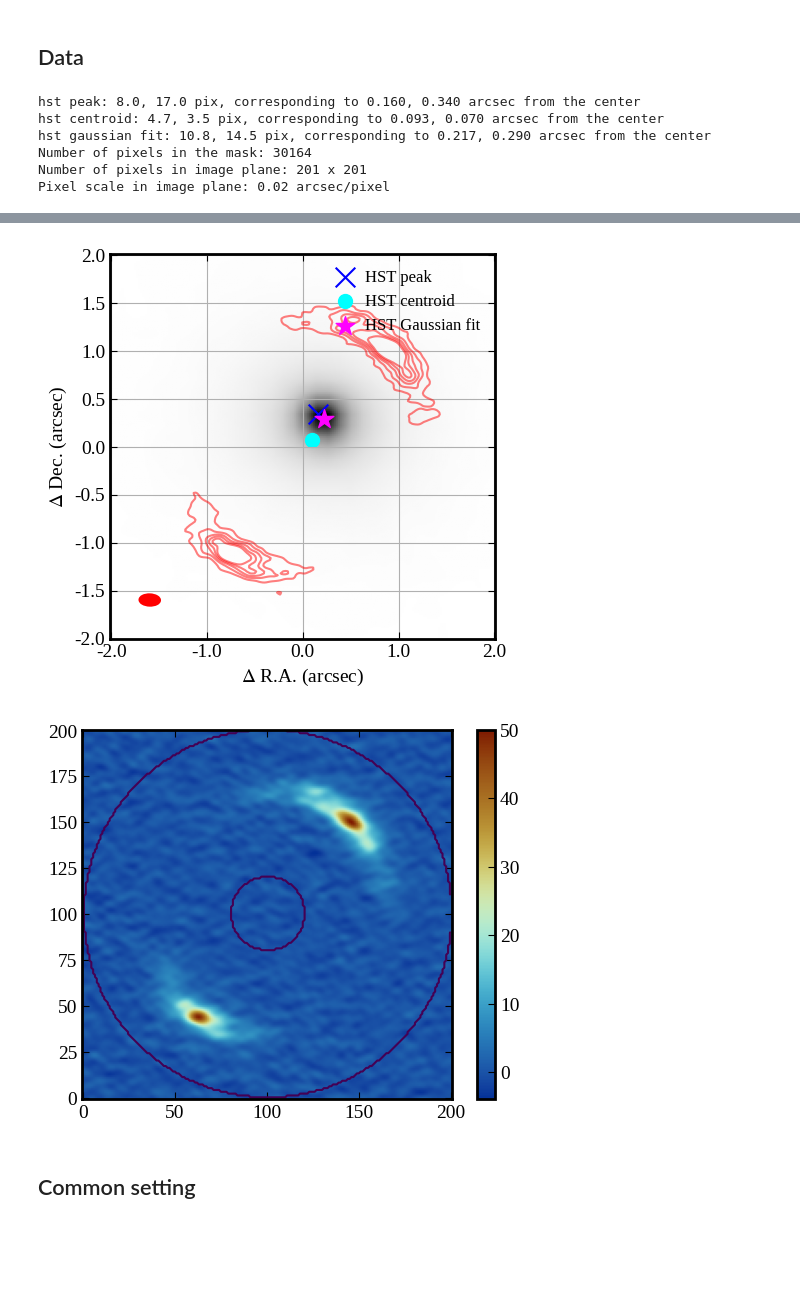
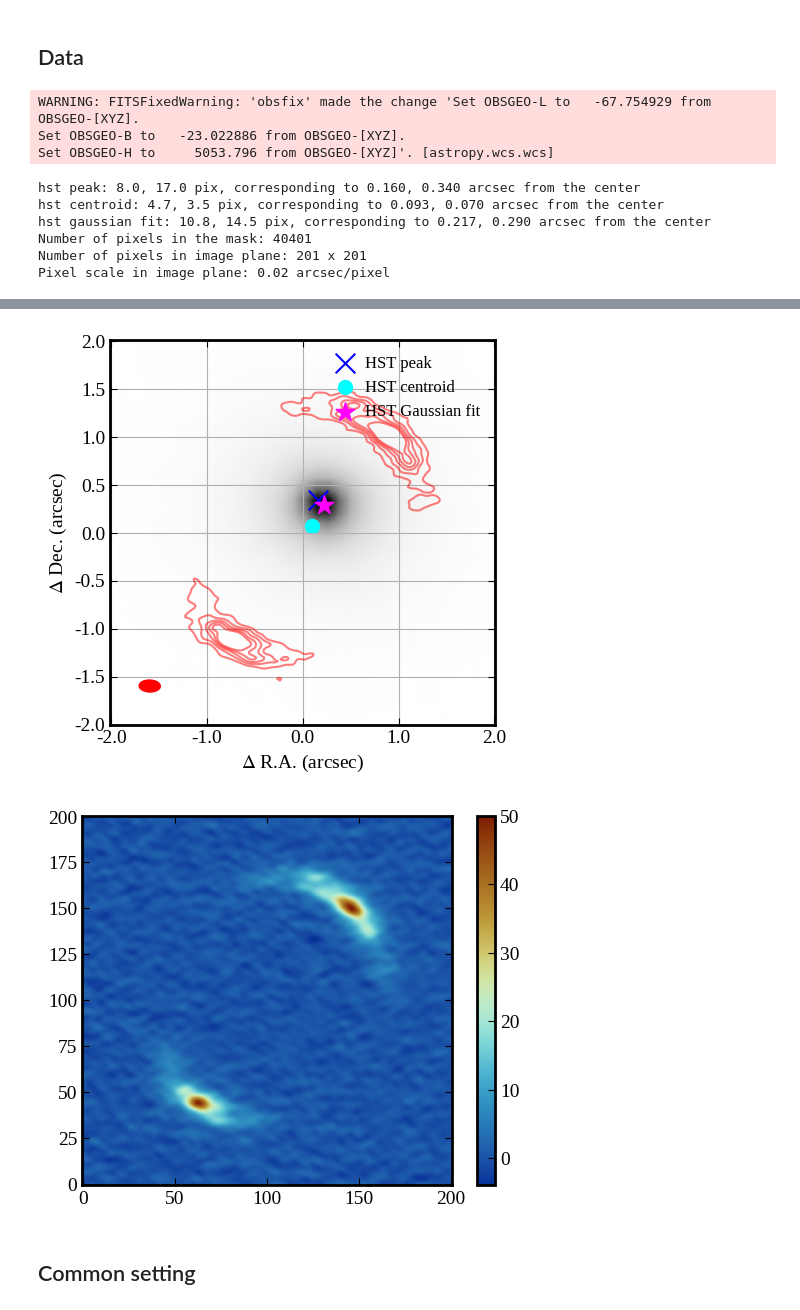
Before and after one commit to tjtakys/glint, a Jupyter notebook: examples/3-1_SLI_2dmap_image.ipynb, the cells around one changed output, grey strips where cells are left out. Drawn from its saved outputs; the diff is of its cells as text; code cells hidden in the pictures; blank space fills up the shorter version.

```diff
--- a/examples/3-1_SLI_2dmap_image.ipynb
+++ b/examples/3-1_SLI_2dmap_image.ipynb
@@ -163,46 +163,50 @@ y, x = np.indices(contdata.shape)
 x_center = contdata.shape[1] / 2
 y_center = contdata.shape[0] / 2
 r = np.sqrt((x - x_center)**2 + (y - y_center)**2) * np.abs(CDELT) * 3600
-maskdata[(r >= r_inner) & (r <= r_outer)] = True
+# maskdata[(r >= r_inner) & (r <= r_outer)] = True
+maskdata = np.ones(contdata.shape).astype(bool)
 
 
 Npix = np.nansum(maskdata)
 print(f"Number of pixels in the mask: {Npix}")
 
 # mask
 # obsdata[maskdata==0] = np.nan
 # noisedata_inv[maskdata==0] = np.nan
 
 fig, ax = plt.subplots()
 im = ax.imshow(contdata/contnoisedata, origin="lower", cmap=cm.roma_r)
 ax.contour(maskdata)
 fig.colorbar(im, ax=ax)
 
 
 
 # source plane grid
 ny_src, nx_src = 400, 400
 pixsize_src = 0.005 # arcsec
 x0_src, y0_src = 0.0, 0.0
 xx_src, yy_src = make_grid_arcsec(nx=nx_src, ny=ny_src, pixscale_arcsec=pixsize_src, x0_arcsec=x0_src, y0_arcsec=y0_src)
 
 # image plane grid
 ny_img, nx_img = obsdata.shape
 pixsize_img = (np.abs(obsheader['CDELT2'])*3600).round(5)
 print(f"Number of pixels in image plane: {nx_img} x {ny_img}")
 print(f"Pixel scale in image plane: {pixsize_img} arcsec/pixel")
 x0_img, y0_img = 0.0, 0.0
 xx_img, yy_img = make_grid_arcsec(nx=nx_img, ny=ny_img, pixscale_arcsec=pixsize_img, x0_arcsec=x0_img, y0_arcsec=y0_img)
 # %% [output]
-hst peak: 8.0, 17.0 pix, corresponding to 0.160, 0.340 arcsec from the center
-hst centroid: 4.7, 3.5 pix, corresponding to 0.093, 0.070 arcsec from the center
-hst gaussian fit: 10.8, 14.5 pix, corresponding to 0.217, 0.290 arcsec from the center
-Number of pixels in the mask: 30164
-Number of pixels in image plane: 201 x 201
-Pixel scale in image plane: 0.02 arcsec/pixel
+WARNING: FITSFixedWarning: 'obsfix' made the change 'Set OBSGEO-L to   -67.754929 from OBSGEO-[XYZ].
+Set OBSGEO-B to   -23.022886 from OBSGEO-[XYZ].
+Set OBSGEO-H to     5053.796 from OBSGEO-[XYZ]'. [astropy.wcs.wcs]
+hst peak: 8.0, 17.0 pix, corresponding to 0.160, 0.340 arcsec from the center
+hst centroid: 4.7, 3.5 pix, corresponding to 0.093, 0.070 arcsec from the center
+hst gaussian fit: 10.8, 14.5 pix, corresponding to 0.217, 0.290 arcsec from the center
+Number of pixels in the mask: 40401
+Number of pixels in image plane: 201 x 201
+Pixel scale in image plane: 0.02 arcsec/pixel
 [figure]
 [figure]
-[figure, old version]
+[figure, new version]
 # %% [markdown]
 ## Common setting
 # %%
```
Also changed, not shown: parts of 3 cells of this notebook, 1 other file.
